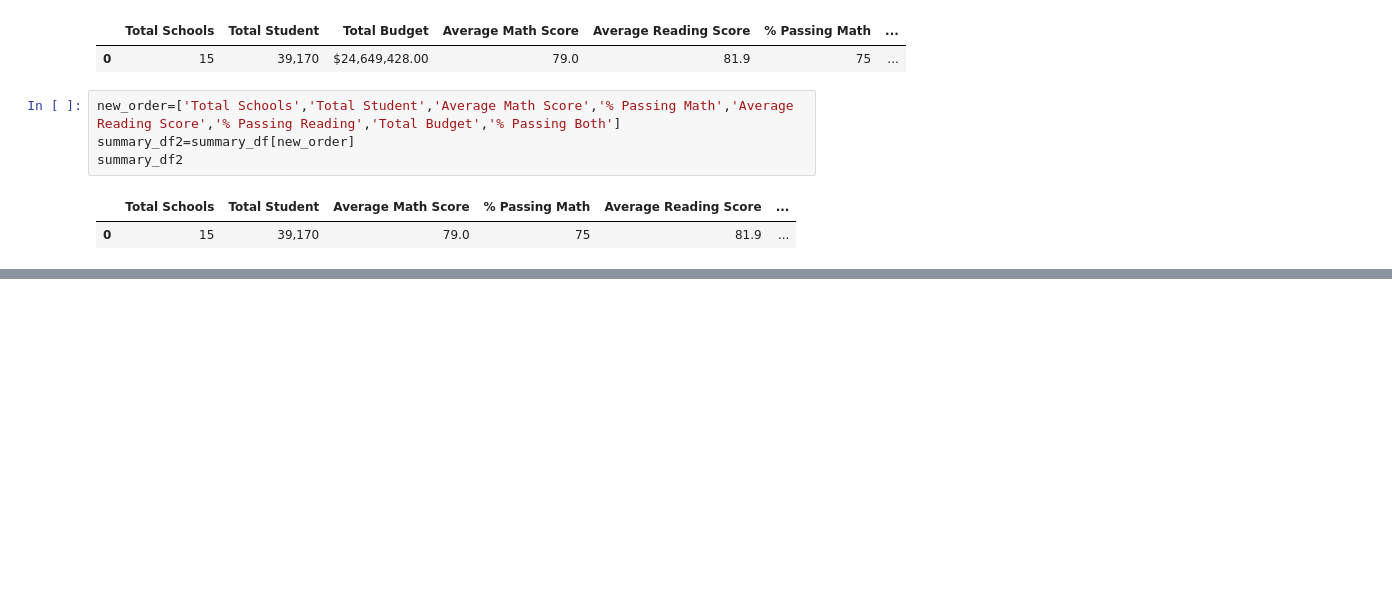
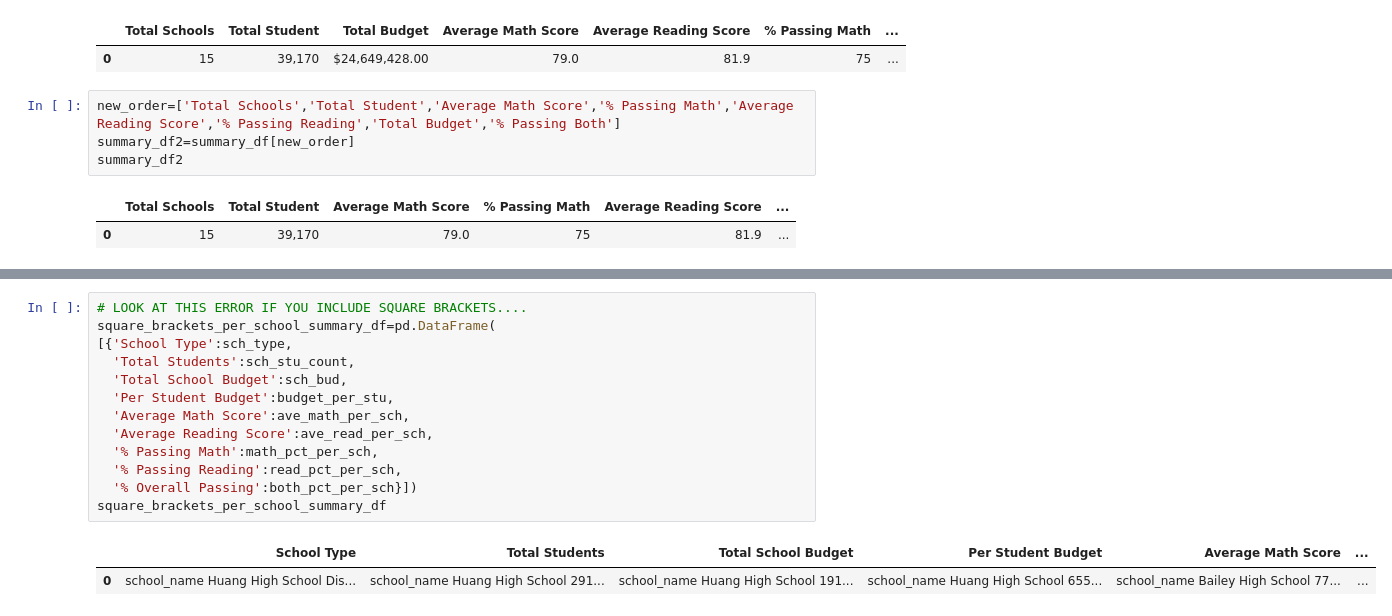
Before and after one commit to timothykeating/School_District_Analysis, a Jupyter notebook: PyCitySchools.ipynb, the cells around one changed output, grey strips where cells are left out. Drawn from its saved outputs; the diff is of its cells as text; blank space fills up the shorter version.

```diff
--- a/PyCitySchools.ipynb
+++ b/PyCitySchools.ipynb
@@ -422,0 +748,16 @@ summary_df2
+# %%
+# LOOK AT THIS ERROR IF YOU INCLUDE SQUARE BRACKETS....
+square_brackets_per_school_summary_df=pd.DataFrame(
+[{'School Type':sch_type,
+  'Total Students':sch_stu_count,
+  'Total School Budget':sch_bud,
+  'Per Student Budget':budget_per_stu,
+  'Average Math Score':ave_math_per_sch,
+  'Average Reading Score':ave_read_per_sch,
+  '% Passing Math':math_pct_per_sch,
+  '% Passing Reading':read_pct_per_sch,
+  '% Overall Passing':both_pct_per_sch}])
+square_brackets_per_school_summary_df
+# %% [output]
+|  | School Type | Total Students | Total School Budget | Per Student Budget | Average Math Score | ... |
+| 0 | school_name Huang High School Dis... | school_name Huang High School 291... | school_name Huang High School 191... | school_name Huang High School 655... | school_name Bailey High School 77... | ... |
```
Also changed, not shown: parts of 21 cells of this notebook.
